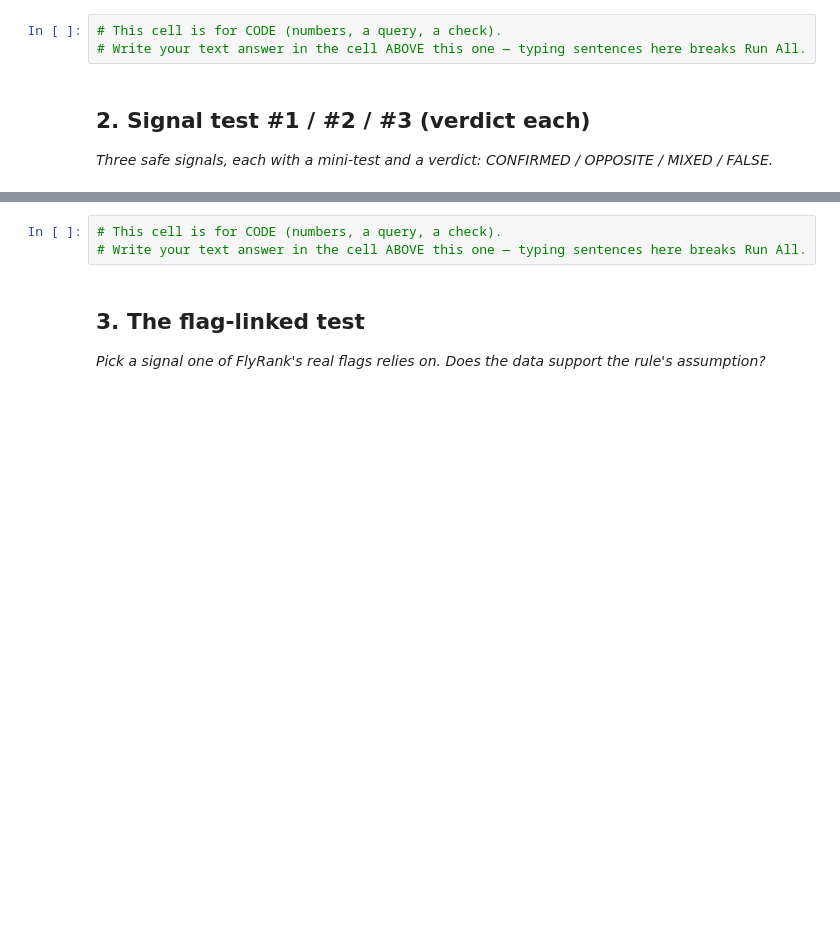
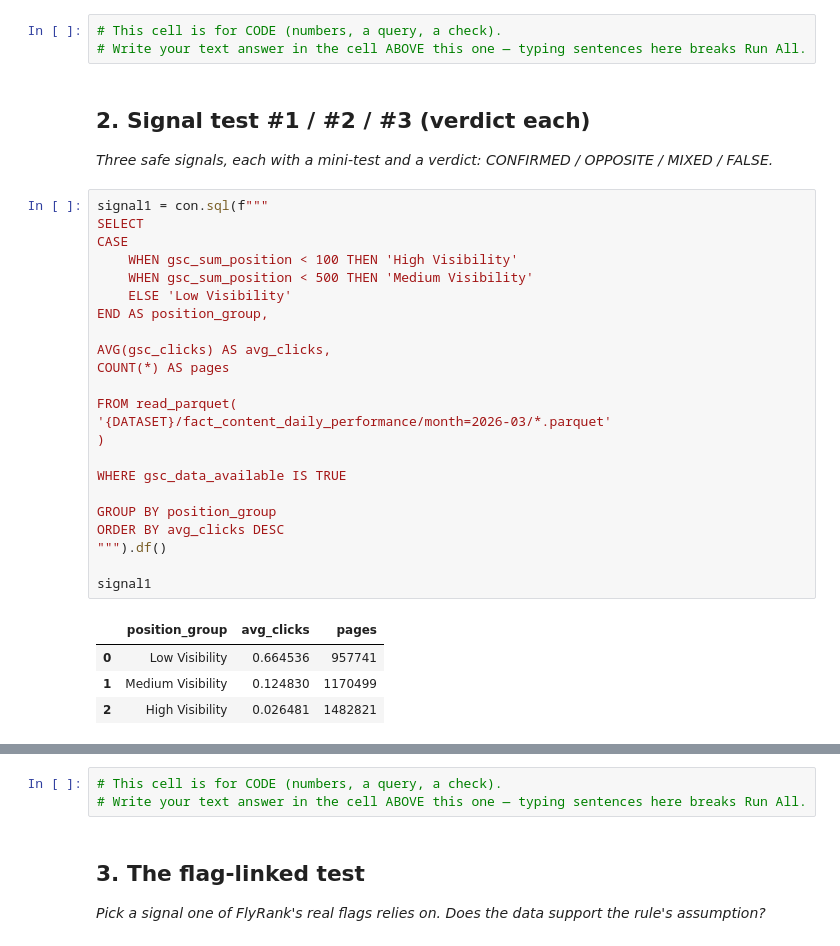
Before and after one commit to Vaib-raksh/Intern-ML, a Jupyter notebook: work/notebooks/w04_signal_audit.ipynb, the cells around one changed output, grey strips where cells are left out. Drawn from its saved outputs; the diff is of its cells as text; blank space fills up the shorter version.

```diff
--- a/work/notebooks/w04_signal_audit.ipynb
+++ b/work/notebooks/w04_signal_audit.ipynb
@@ -17,3 +75,31 @@ This skeleton is yours to fill. Work the sections **in order** — each one has
 ## 2. Signal test #1 / #2 / #3 (verdict each)
 
 *Three safe signals, each with a mini-test and a verdict: CONFIRMED / OPPOSITE / MIXED / FALSE.*
+# %%
+signal1 = con.sql(f"""
+SELECT
+CASE
+    WHEN gsc_sum_position < 100 THEN 'High Visibility'
+    WHEN gsc_sum_position < 500 THEN 'Medium Visibility'
+    ELSE 'Low Visibility'
+END AS position_group,
+
+AVG(gsc_clicks) AS avg_clicks,
+COUNT(*) AS pages
+
+FROM read_parquet(
+'{DATASET}/fact_content_daily_performance/month=2026-03/*.parquet'
+)
+
+WHERE gsc_data_available IS TRUE
+
+GROUP BY position_group
+ORDER BY avg_clicks DESC
+""").df()
+
+signal1
+# %% [output]
+|  | position_group | avg_clicks | pages |
+| 0 | Low Visibility | 0.664536 | 957741 |
+| 1 | Medium Visibility | 0.124830 | 1170499 |
+| 2 | High Visibility | 0.026481 | 1482821 |
```
Also changed, not shown: parts of 7 cells of this notebook.
